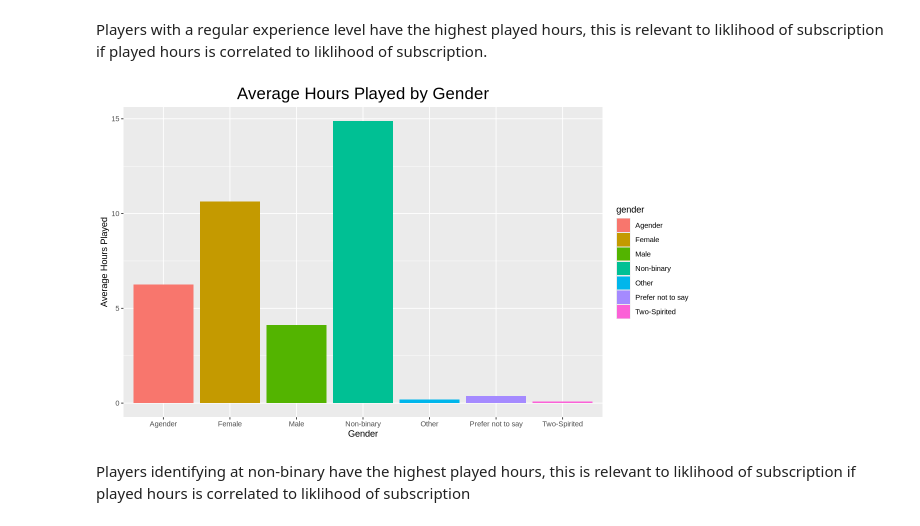
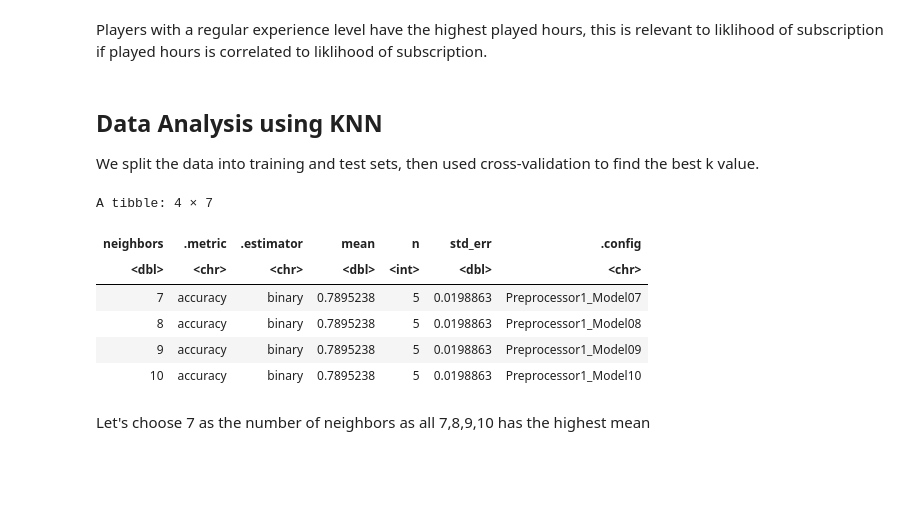
Before and after one commit to vyang06/DSCI-100-Final-Report-008-31, a Jupyter notebook: Project_Final_Report_008_31.ipynb, the cells around one changed output. Drawn from its saved outputs; the diff is of its cells as text; code cells hidden in the pictures; blank space fills up the shorter version.

```diff
--- a/Project_Final_Report_008_31.ipynb
+++ b/Project_Final_Report_008_31.ipynb
@@ -249,20 +236,51 @@ lgl (1): subscribe
 [figure]
 # %% [markdown]
 Players with a regular experience level have the highest played hours, this is relevant to liklihood of subscription if played hours is correlated to liklihood of subscription.
-# %%
-#relationship between gender and played hours
-options(repr.plot.width = 10, repr.plot.height = 6)
-gender_vs_played_hours_plot <- players_for_viz |>
-                                group_by(gender) |>
-                                summarize(mean_hours = mean(played_hours, na.rm = TRUE)) |>
-                                ggplot(aes(x = gender, y = mean_hours, fill = gender)) +
-                                geom_col() +
-                                labs(title = "Average Hours Played by Gender",
-                                x = "Gender",
-                                y = "Average Hours Played") +
-                                theme(plot.title = element_text(hjust = 0.5, size = 20))
-gender_vs_played_hours_plot
-# %% [output]
-[figure, removed]
-# %% [markdown]
-Players identifying at non-binary have the highest played hours, this is relevant to liklihood of subscription if played hours is correlated to liklihood of subscription
+# %% [markdown]
+## Data Analysis using KNN
+
+We split the data into training and test sets, then used cross-validation to find the best k value.
+# %%
+set.seed(2024)
+player_split <- initial_split(combined_data, prop = 0.75, strata = subscribe)
+player_train <- training(player_split)
+player_test <- testing(player_split)
+# %%
+set.seed(2024)
+player_recipe <- recipe(subscribe ~ Age + played_hours + n_sessions + mean_duration_min,
+                        data = player_train) |>
+  step_scale(all_predictors()) |>
+  step_center(all_predictors())
+
+knn_spec <- nearest_neighbor(weight_func = "rectangular", neighbors = tune()) |>
+  set_engine("kknn") |>
+  set_mode("classification")
+# %%
+set.seed(2024)
+player_vfold <- vfold_cv(player_train, v = 5, strata = subscribe)
+
+k_vals <- tibble(neighbors = seq(from = 1, to = 10, by = 1))
+
+knn_results <- workflow() |>
+  add_recipe(player_recipe) |>
+  add_model(knn_spec) |>
+  tune_grid(resamples = player_vfold, grid = k_vals) |>
+  collect_metrics()
+
+accuracies <- knn_results |>
+  filter(.metric == "accuracy")
+
+k_min <- accuracies |>
+  filter(mean == max(mean))
+
+k_min
+# %% [output]
+A tibble: 4 × 7
+| neighbors | .metric | .estimator | mean | n | std_err | .config |
+| <dbl> | <chr> | <chr> | <dbl> | <int> | <dbl> | <chr> |
+| 7 | accuracy | binary | 0.7895238 | 5 | 0.0198863 | Preprocessor1_Model07 |
+| 8 | accuracy | binary | 0.7895238 | 5 | 0.0198863 | Preprocessor1_Model08 |
+| 9 | accuracy | binary | 0.7895238 | 5 | 0.0198863 | Preprocessor1_Model09 |
+| 10 | accuracy | binary | 0.7895238 | 5 | 0.0198863 | Preprocessor1_Model10 |
+# %% [markdown]
+Let's choose 7 as the number of neighbors as all 7,8,9,10 has the highest mean
```
Also changed, not shown: parts of 11 cells of this notebook.
